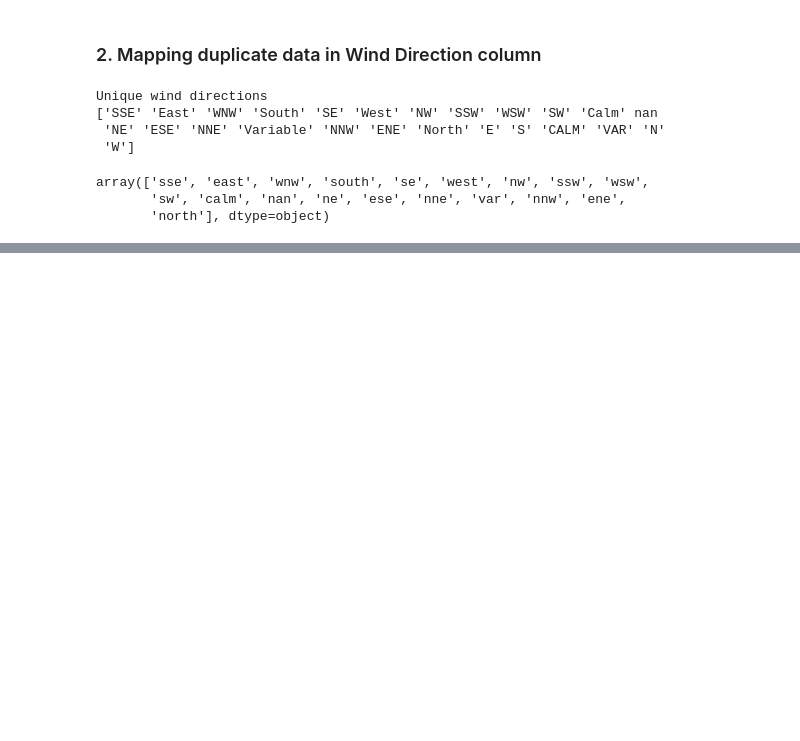
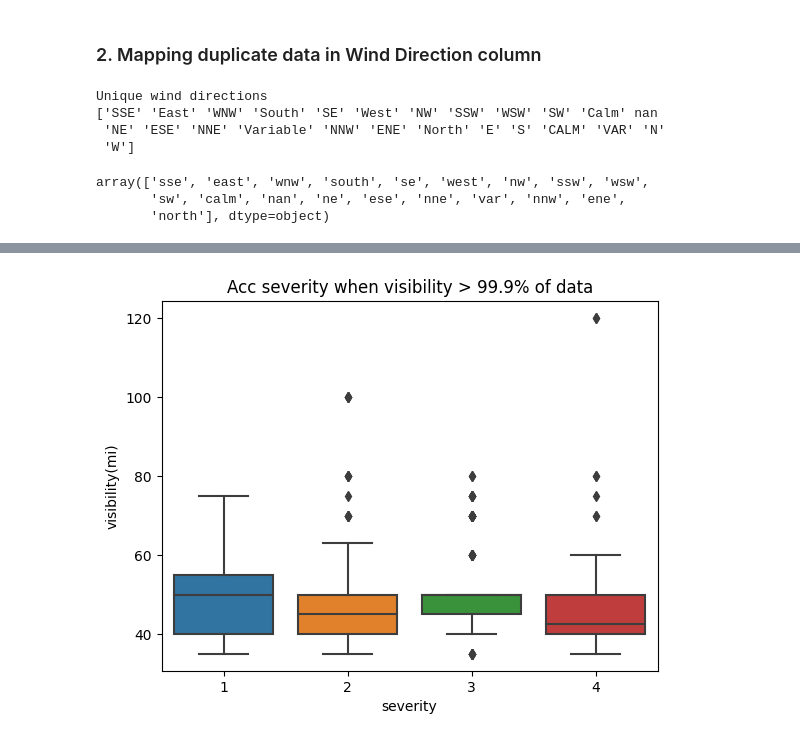
Before and after one commit to Govind-Asawa/US_Car_Accidents, a Jupyter notebook: ML_US_Car_accidents.ipynb, the cells around one changed output, grey strips where cells are left out. Drawn from its saved outputs; the diff is of its cells as text; code cells hidden in the pictures; blank space fills up the shorter version.

```diff
--- a/ML_US_Car_accidents.ipynb
+++ b/ML_US_Car_accidents.ipynb
@@ -364,0 +443,4 @@ array(['sse', 'east', 'wnw', 'south', 'se', 'west', 'nw', 'ssw', 'wsw',
+# %%
+chopped_df2 = df2[df2['visibility(mi)'] > df2['visibility(mi)'].quantile(0.999)]
+print("Number of samples with visibility < 99.9% of data:",chopped_df2.shape[0])
+print("Number of severities captured:\n", chopped_df2['severity'].value_counts(),sep='')
@@ -364,0 +455,6 @@ array(['sse', 'east', 'wnw', 'south', 'se', 'west', 'nw', 'ssw', 'wsw',
+# %%
+sns.boxplot(data=chopped_df2, x = 'severity', y='visibility(mi)')
+plt.title("Acc severity when visibility > 99.9% of data")
+plt.show()
+# %% [output]
+[figure, added]
```
Also changed, not shown: parts of 79 cells of this notebook.
